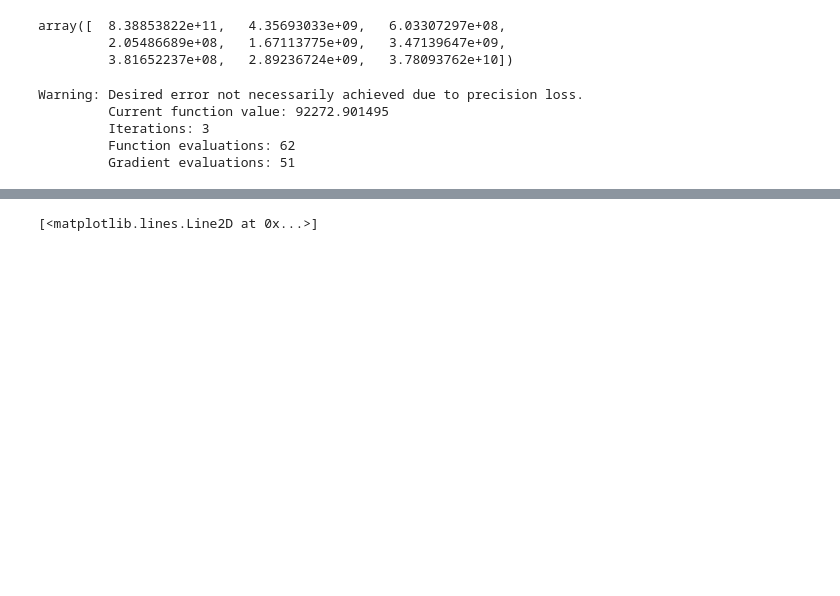
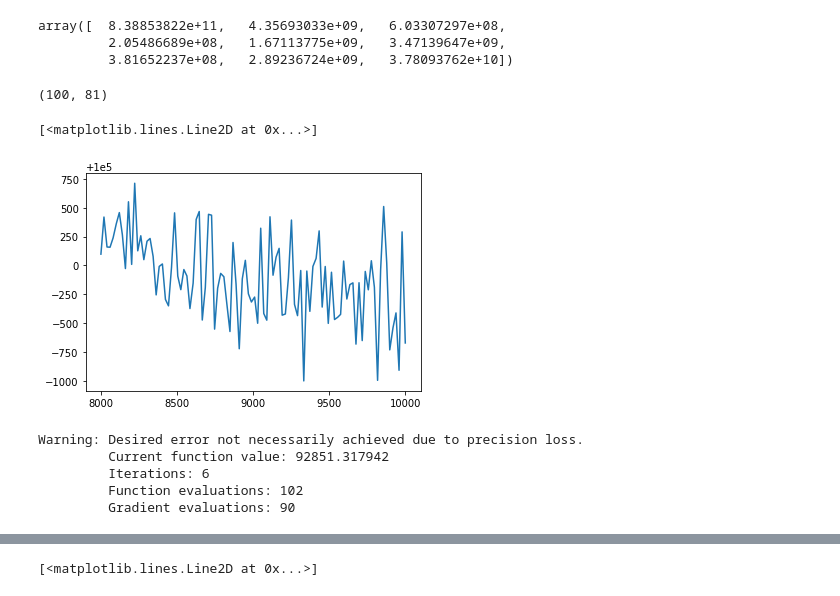
Before and after one commit to transientlunatic/heron, a Jupyter notebook: notebooks/Heron Data.ipynb, the cells around one changed output, grey strips where cells are left out. Drawn from its saved outputs; the diff is of its cells as text; code cells hidden in the pictures; blank space fills up the shorter version.

```diff
--- a/notebooks/Heron Data.ipynb
+++ b/notebooks/Heron Data.ipynb
@@ -52,15 +51,31 @@ def nll(p):
 def grad_nll(p):
     gp.set_hyperparameters(p)
     return -gp.grad_loglikelihood()
+# %%
+x
+# %% [output]
+(100, 81)
+# %%
+i = 0
+x0 = [1]*9
+x = np.tile(x0, (100,1))
+x[:,i] = np.linspace(8000,10000,100)
+y = map(nll, x)
+# %%
+plt.plot(x[:,0], y)
+# %% [output]
+[<matplotlib.lines.Line2D at 0x...>]
+[figure, added]
 # %%
-x0 = [1]*9
+x0 = [0.9]*9
+x0[0] = 10000
 res = minimize(nll, x0, method='BFGS', jac=grad_nll ,options={'disp': True})
 # %% [output]
 Warning: Desired error not necessarily achieved due to precision loss.
-         Current function value: 92272.901495
-         Iterations: 3
-         Function evaluations: 62
-         Gradient evaluations: 51
+         Current function value: 92851.317942
+         Iterations: 6
+         Function evaluations: 102
+         Gradient evaluations: 90
 # %%
 gp.kernel.hyper
 # %% [output]
```
Also changed, not shown: parts of 14 cells of this notebook.
